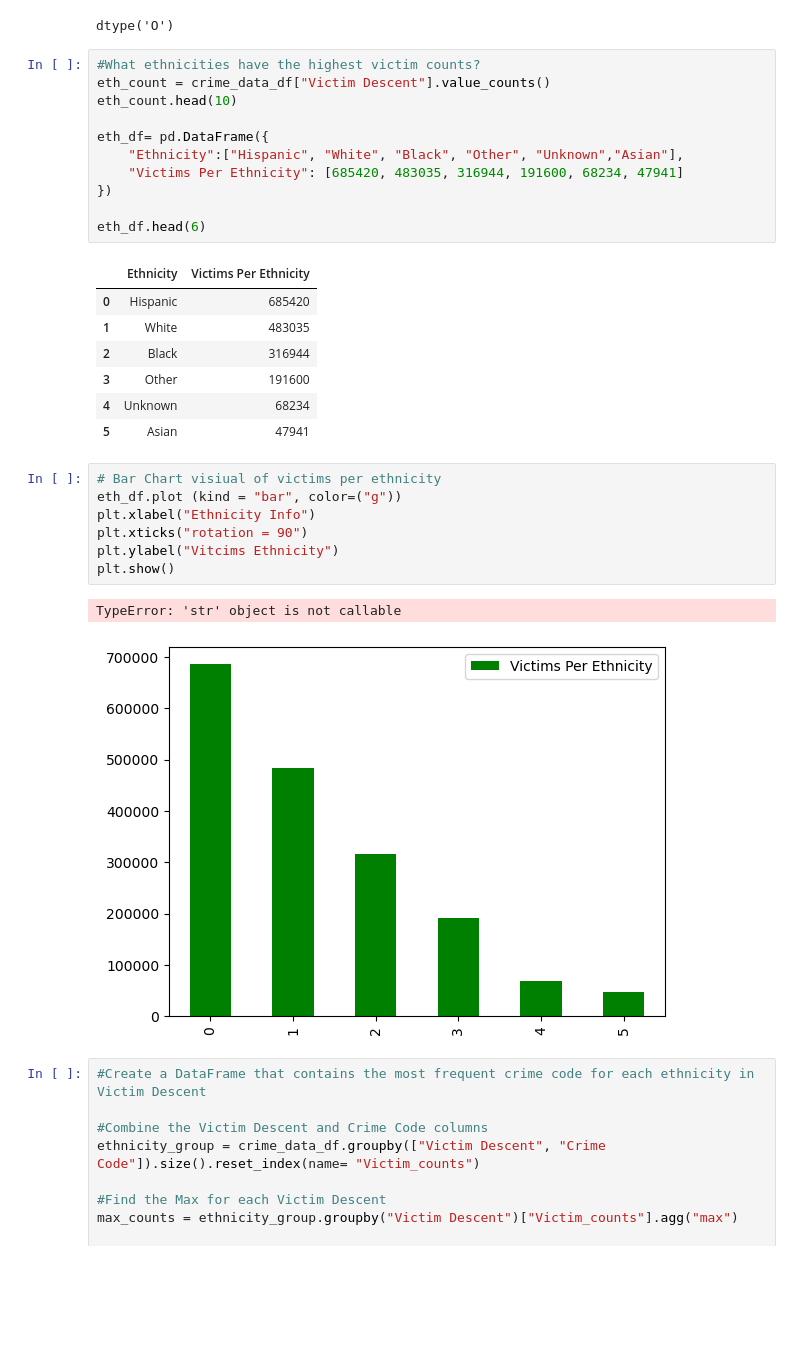
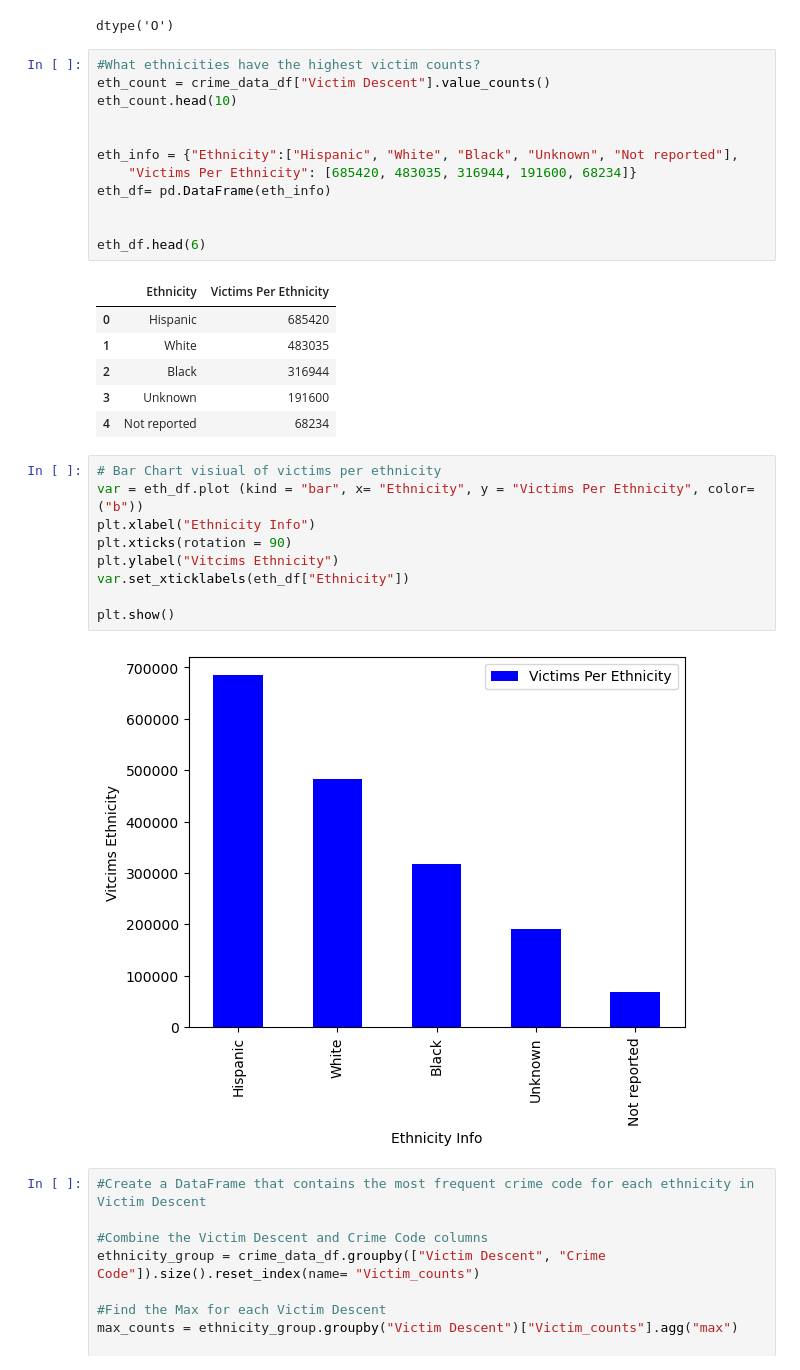
Before and after one commit to Npack08/Project_1, a Jupyter notebook: project_folder/la-crimes.ipynb, the cells around one changed output. Saved outputs shown, nothing was run; the diff lists cells and outputs as text; blank space fills up the shorter version.

```diff
--- a/project_folder/la-crimes.ipynb
+++ b/project_folder/la-crimes.ipynb
@@ -164,10 +178,11 @@ dtype('O')
 eth_count = crime_data_df["Victim Descent"].value_counts()
 eth_count.head(10)
 
-eth_df= pd.DataFrame({
-    "Ethnicity":["Hispanic", "White", "Black", "Other", "Unknown","Asian"],
-    "Victims Per Ethnicity": [685420, 483035, 316944, 191600, 68234, 47941]
-})
+
+eth_info = {"Ethnicity":["Hispanic", "White", "Black", "Unknown", "Not reported"],
+    "Victims Per Ethnicity": [685420, 483035, 316944, 191600, 68234]}
+eth_df= pd.DataFrame(eth_info)
+
 
 eth_df.head(6)
 # %% [output]
@@ -175,19 +190,19 @@ eth_df.head(6)
 | 0 | Hispanic | 685420 |
 | 1 | White | 483035 |
 | 2 | Black | 316944 |
-| 3 | Other | 191600 |
-| 4 | Unknown | 68234 |
-| 5 | Asian | 47941 |
+| 3 | Unknown | 191600 |
+| 4 | Not reported | 68234 |
 # %%
 # Bar Chart visiual of victims per ethnicity
-eth_df.plot (kind = "bar", color=("g"))
+var = eth_df.plot (kind = "bar", x= "Ethnicity", y = "Victims Per Ethnicity", color=("b"))
 plt.xlabel("Ethnicity Info")
-plt.xticks("rotation = 90")
+plt.xticks(rotation = 90)
 plt.ylabel("Vitcims Ethnicity")
+var.set_xticklabels(eth_df["Ethnicity"])
+
 plt.show()
 # %% [output]
-TypeError: 'str' object is not callable
-[figure, old version]
+[figure, new version]
 # %%
 #Create a DataFrame that contains the most frequent crime code for each ethnicity in Victim Descent
 
```
Also changed, not shown: parts of 15 cells of this notebook.
